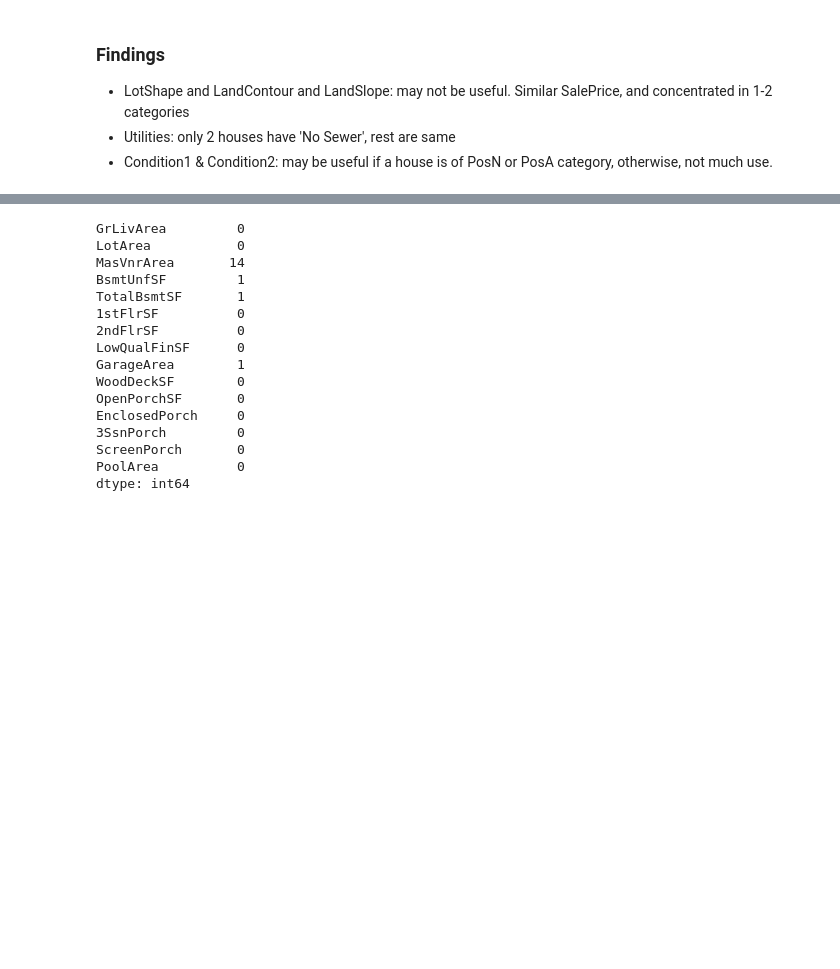
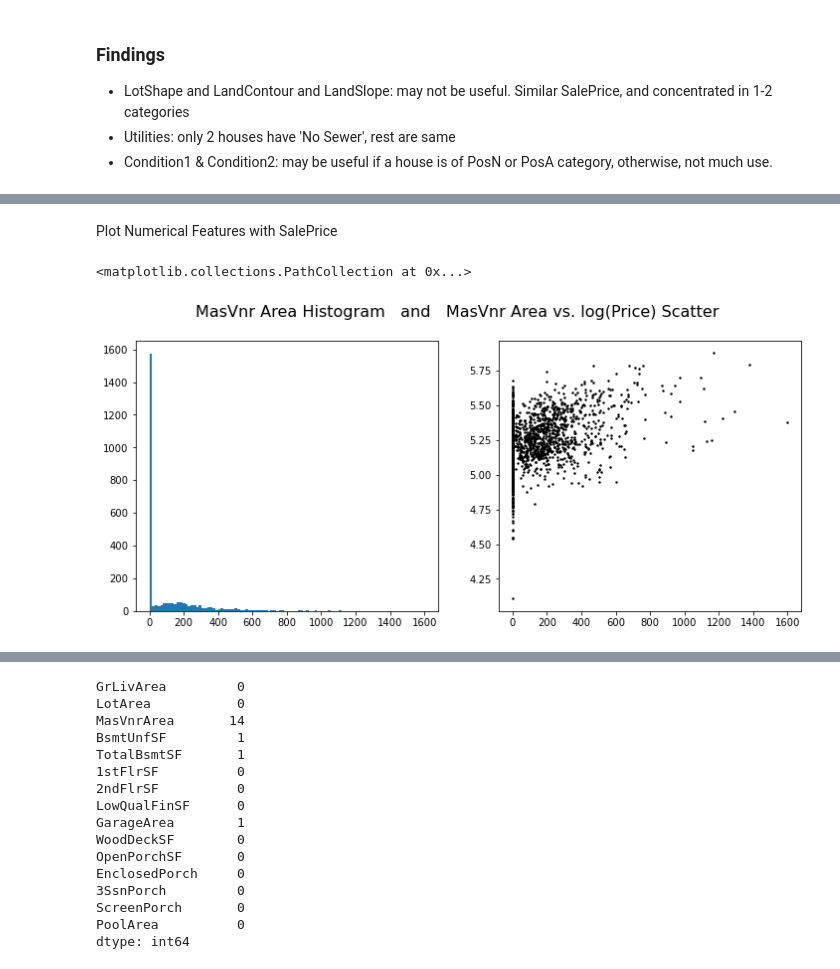
Before and after one commit to dnie44/nycdatascience_ML_project, a Jupyter notebook: daniel/2_EDA_land_general_size_feats.ipynb, the cells around one changed output, grey strips where cells are left out. Saved outputs shown, nothing was run; the diff lists cells and outputs as text; code cells hidden in the pictures; blank space fills up the shorter version.

```diff
--- a/daniel/2_EDA_land_&_size_related_features.ipynb
+++ b/daniel/2_EDA_land_general_size_feats.ipynb
@@ -120,0 +124,4 @@ for idx, COL in enumerate(landfeats.drop('LotArea', axis=1).columns):
+# %%
+general = data[['MasVnrType', 'MasVnrArea', 'BldgType',
+                'HouseStyle', 'YearBuilt', 'YearRemodAdd',
+                'OverallQual', 'OverallCond']]
@@ -120,0 +177,12 @@ for idx, COL in enumerate(landfeats.drop('LotArea', axis=1).columns):
+# %% [markdown]
+Plot Numerical Features with SalePrice
+# %%
+#Plot MasVnrArea
+fig, (ax1, ax2) = plt.subplots(1, 2, figsize=(12,5))
+fig.suptitle('MasVnr Area Histogram   and   MasVnr Area vs. log(Price) Scatter', size=16)
+
+ax1.hist(general.MasVnrArea, bins=100)
+ax2.scatter(x=general.MasVnrArea,y=np.log10(y),s=2,c='k')
+# %% [output]
+<matplotlib.collections.PathCollection at 0x...>
+[figure, added]
```
Also changed, not shown: parts of 18 cells of this notebook, 3 other files.
